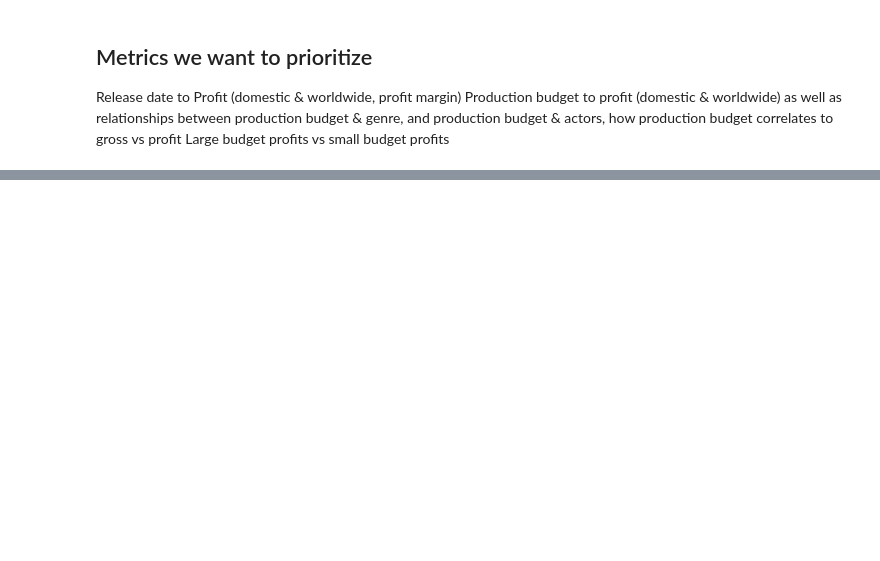
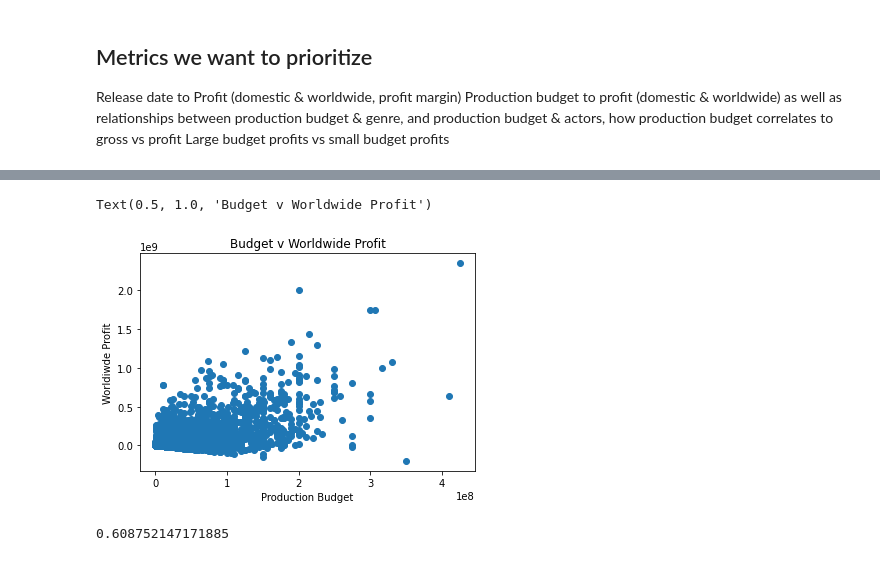
Before and after one commit to mitchallison2/Microsoft-Movie-Project, a Jupyter notebook: Matt's_Workbook.ipynb, the cells around one changed output, grey strips where cells are left out. Cells and saved outputs as stored; diff of their text form; code cells hidden in the pictures; blank space fills up the shorter version.

```diff
--- a/Matt's_Workbook.ipynb
+++ b/Matt's_Workbook.ipynb
@@ -206,0 +259,24 @@ Large budget profits vs small budget profits
+# %%
+# plot of budget v worldwide profit
+fig, ax = plt.subplots()
+
+
+plt.scatter(TheNumbers['production_budget'], TheNumbers['worldwide_profit'])
+
+
+ax.set_xlabel('Production Budget')
+ax.set_ylabel('Worldiwde Profit')
+
+# Add a title for the plot
+ax.set_title('Budget v Worldwide Profit')
+
+# Add a legend to the plot with legend() in lower right corner
+#ax.legend(["Sample Data"], loc=4);
+# %% [output]
+Text(0.5, 1.0, 'Budget v Worldwide Profit')
+[figure, added]
+# %%
+#correlation between production budget and domestic profit
+TheNumbers['production_budget'].corr(TheNumbers['worldwide_profit'])
+# %% [output]
+0.608752147171885
```
Also changed, not shown: parts of 17 cells of this notebook.
